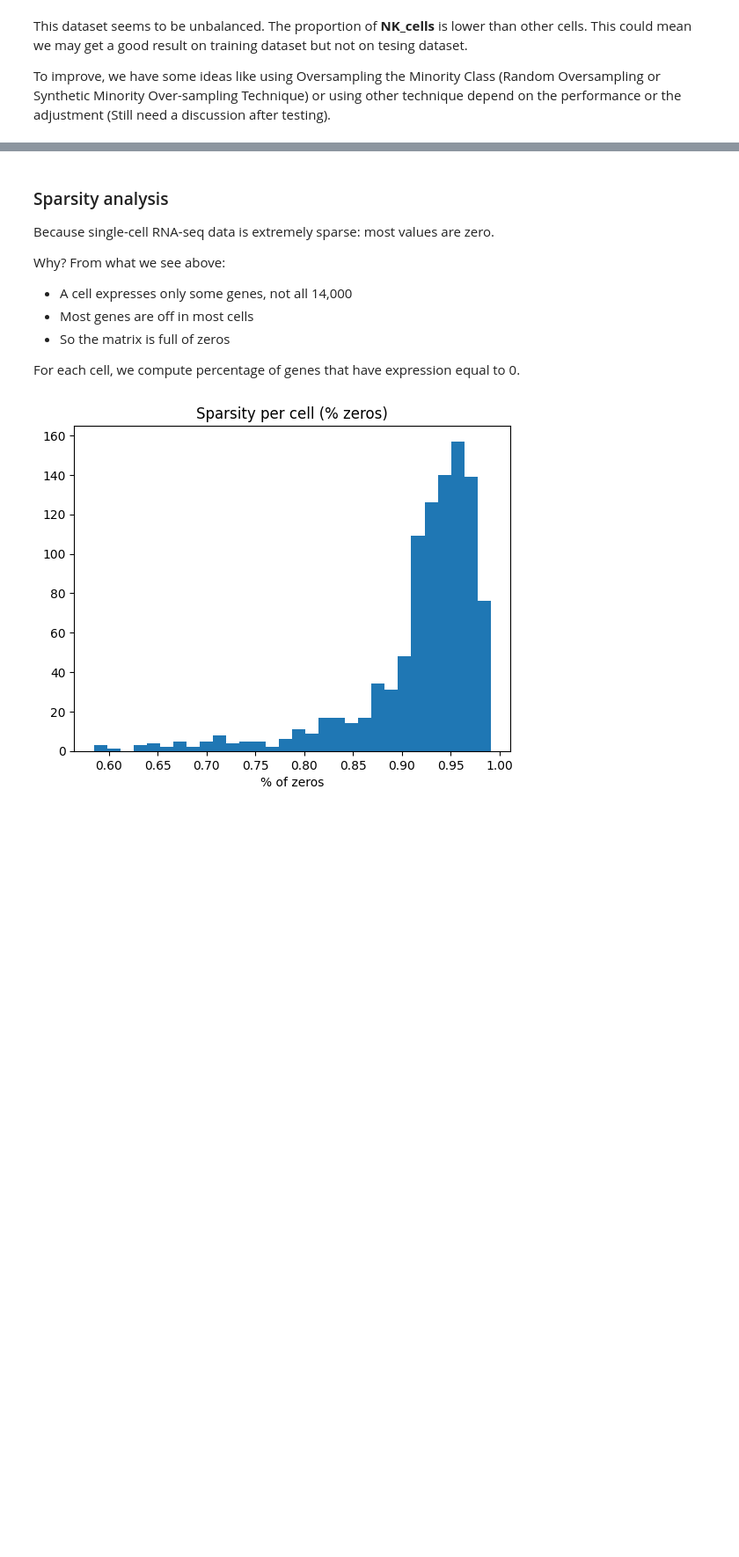
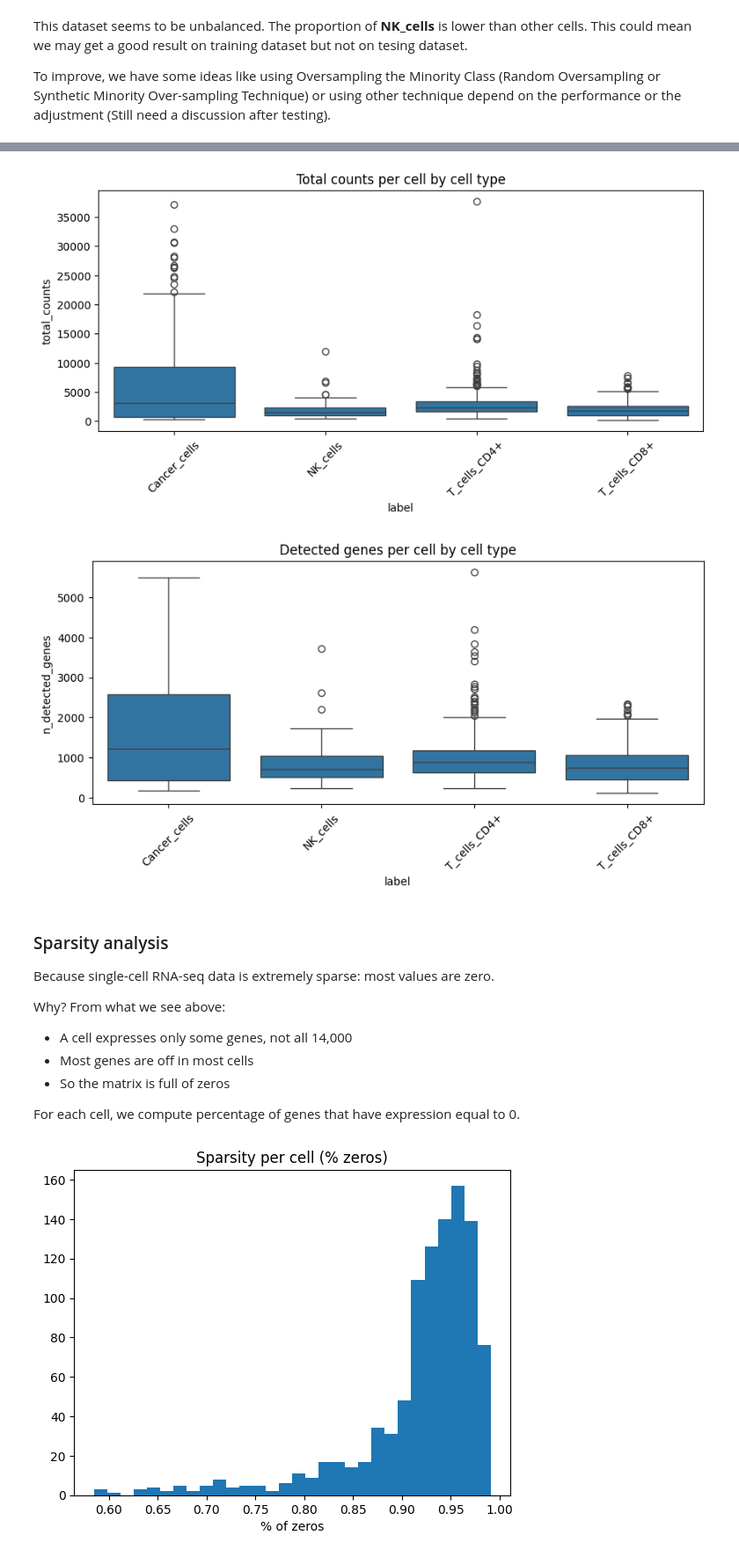
Before and after one commit to DataCampDS/scmark-classification-data-shinobi, a Jupyter notebook: exploratory_data_analysis.ipynb, the cells around one changed output, grey strips where cells are left out. Shown at 88% size. Cells and saved outputs as stored; diff of their text form; code cells hidden in the pictures; blank space fills up the shorter version.

```diff
--- a/exploratory_data_analysis.ipynb
+++ b/exploratory_data_analysis.ipynb
@@ -59,3 +115,19 @@ To improve, we have some ideas like using Oversampling the Minority Class (Rando
+# %%
+# ---- QC by cell type ----
+plt.figure(figsize=(10, 4))
+sns.boxplot(data=qc_cell, x="label", y="total_counts")
+plt.title("Total counts per cell by cell type")
+plt.xticks(rotation=45)
+plt.show()
+
+plt.figure(figsize=(10, 4))
+sns.boxplot(data=qc_cell, x="label", y="n_detected_genes")
+plt.title("Detected genes per cell by cell type")
+plt.xticks(rotation=45)
+plt.show()
+# %% [output]
+[figure, added]
+[figure, added]
 # %% [markdown]
 ### Sparsity analysis
 
```
Also changed, not shown: parts of 20 cells of this notebook, 11 other files.
